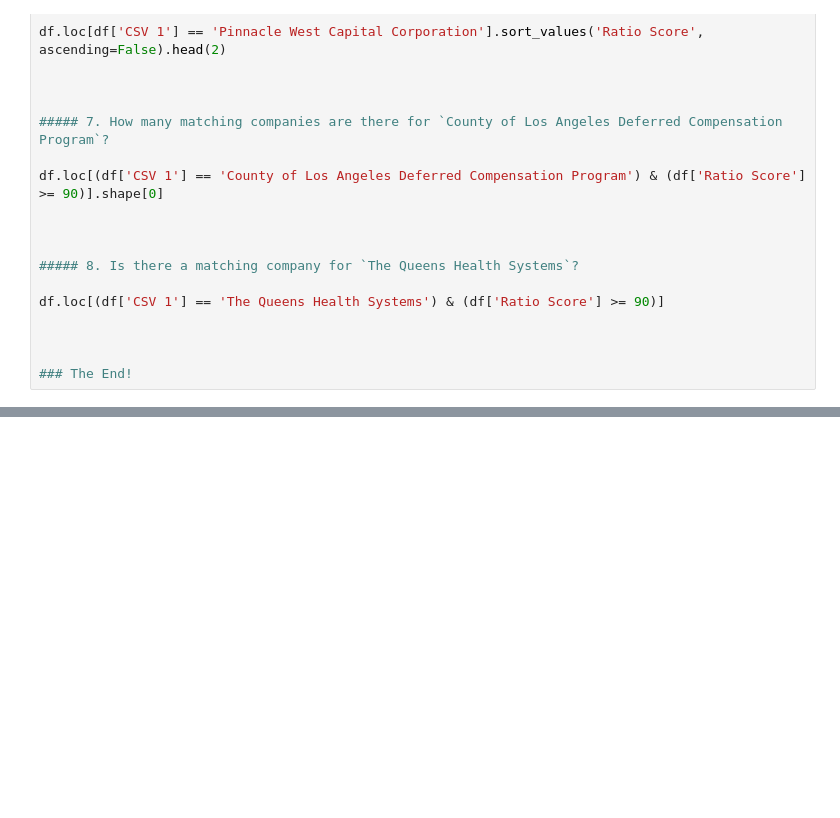
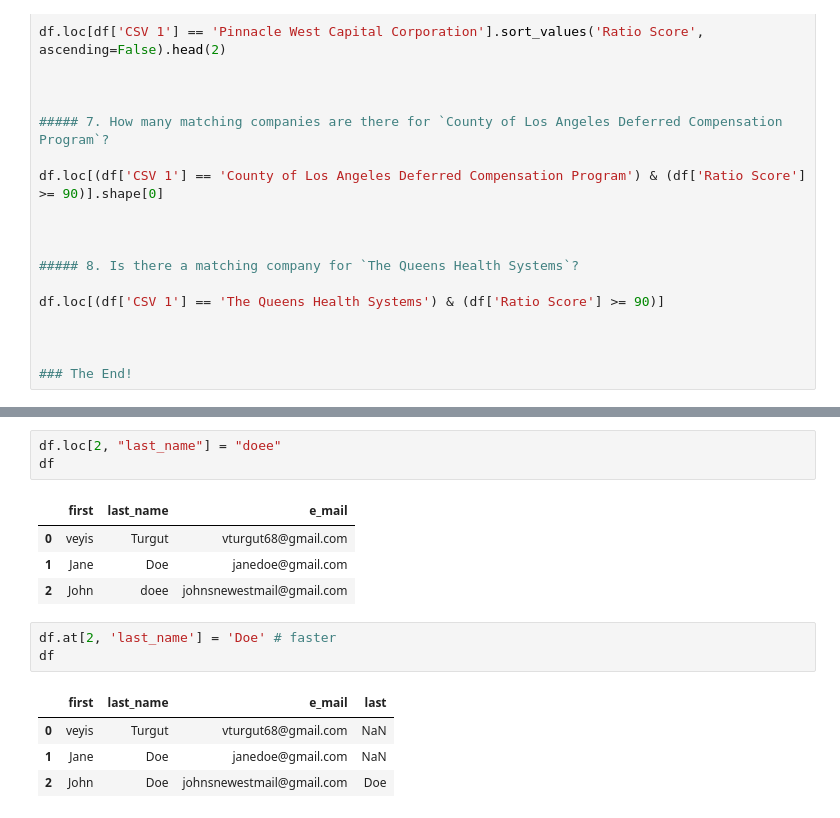
Before and after one commit to veyisTurgut/pandas-data-wars, a Jupyter notebook: data_wars.ipynb, the cells around one changed output, grey strips where cells are left out. Drawn from its saved outputs; the diff is of its cells as text; blank space fills up the shorter version.

```diff
--- a/data_wars.ipynb
+++ b/data_wars.ipynb
@@ -451,0 +506,16 @@ df.loc[(df['CSV 1'] == 'The Queens Health Systems') & (df['Ratio Score'] >= 90)]
+# %%
+df.loc[2, "last_name"] = "doee"
+df
+# %% [output]
+|  | first | last_name | e_mail |
+| 0 | veyis | Turgut | vturgut68@gmail.com |
+| 1 | Jane | Doe | janedoe@gmail.com |
+| 2 | John | doee | johnsnewestmail@gmail.com |
+# %%
+df.at[2, 'last_name'] = 'Doe' # faster
+df
+# %% [output]
+|  | first | last_name | e_mail | last |
+| 0 | veyis | Turgut | vturgut68@gmail.com | NaN |
+| 1 | Jane | Doe | janedoe@gmail.com | NaN |
+| 2 | John | Doe | johnsnewestmail@gmail.com | Doe |
```
Also changed, not shown: parts of 28 cells of this notebook.
